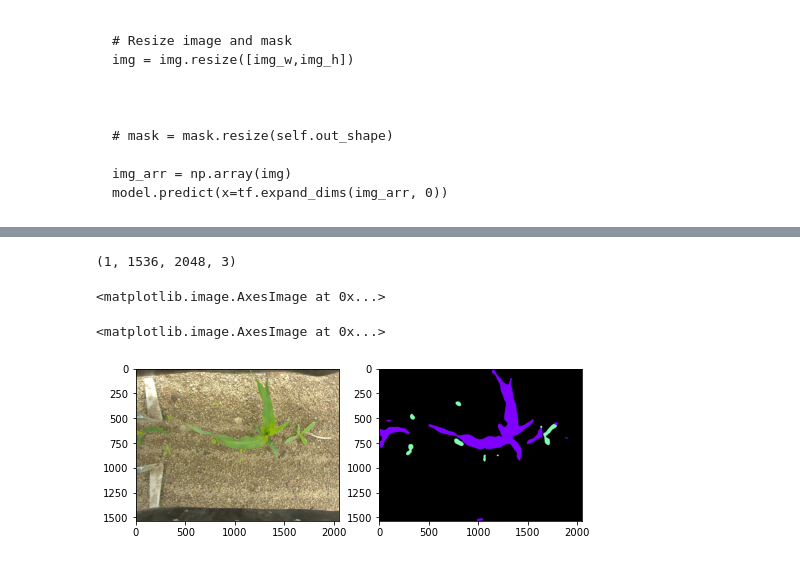
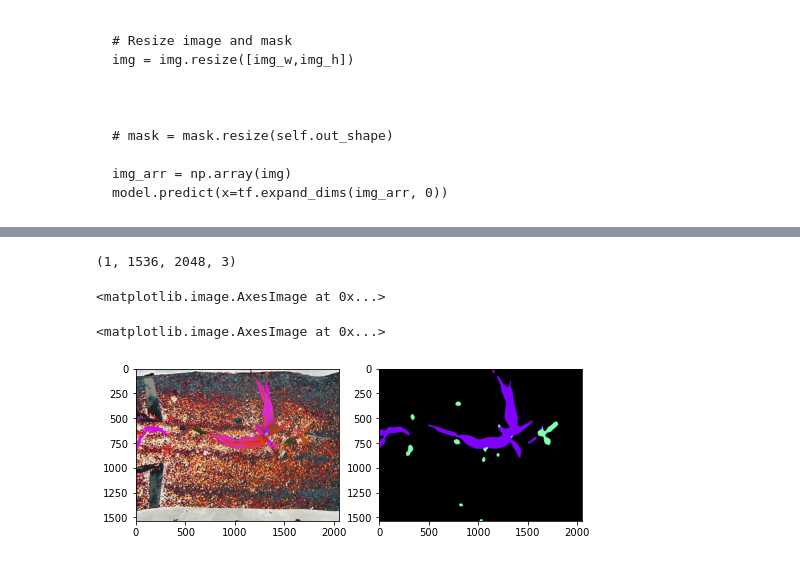
Before and after one commit to tizianofucci/A2NDLSegmentation, a Jupyter notebook: Notebook/Second_try.ipynb, the cells around one changed output, grey strips where cells are left out. Saved outputs shown, nothing was run; the diff lists cells and outputs as text; code cells hidden in the pictures.

```diff
--- a/Notebook/Second_try.ipynb
+++ b/Notebook/Second_try.ipynb
@@ -19,7 +19,11 @@ tf.random.set_seed(SEED)
 cwd = os.path.join(os.path.dirname(os.getcwd()),"Development_Dataset")
 
 test_dir = {}
-dataset_dir = os.path.join(cwd,'Training/Bipbip/Mais')
+dataset_dir = {}
+
+dataset_dir[0] = os.path.join(cwd,'Training/Bipbip/Mais')
+dataset_dir[1] = os.path.join(cwd,'Training/Bipbip/Haricot')
+
 test_dir[0] = os.path.join(cwd,'Test_Dev/Bipbip/Mais')
 test_dir[1] = os.path.join(cwd,'Test_Dev/Bipbip/Haricot')
 test_dir[2] = os.path.join(cwd,'Test_Dev/Pead/Mais')
@@ -215,16 +228,28 @@ dataset_valid = CustomDataset(dataset_dir, 'validation',
 # %%
 
-train_dataset = tf.data.Dataset.from_generator(lambda: dataset,
+train_dataset0 = tf.data.Dataset.from_generator(lambda: dataset,
                                                output_types=(tf.float32, tf.float32),
                                                output_shapes=([img_h, img_w, 3], [img_h, img_w, 1]))
+
+train_dataset1 = tf.data.Dataset.from_generator(lambda: dataset1,
+                                               output_types=(tf.float32, tf.float32),
+                                               output_shapes=([img_h, img_w, 3], [img_h, img_w, 1]))
+
+train_dataset = train_dataset0.concatenate(train_dataset1)
 
 train_dataset = train_dataset.batch(1)
 
 train_dataset = train_dataset.repeat()
 
-valid_dataset = tf.data.Dataset.from_generator(lambda: dataset_valid,
+valid_dataset0 = tf.data.Dataset.from_generator(lambda: dataset_valid,
                                                output_types=(tf.float32, tf.float32),
                                                output_shapes=([img_h, img_w, 3], [img_h, img_w, 1]))
+valid_dataset1 = tf.data.Dataset.from_generator(lambda: dataset_valid1,
+                                               output_types=(tf.float32, tf.float32),
+                                               output_shapes=([img_h, img_w, 3], [img_h, img_w, 1]))
+
+valid_dataset = valid_dataset0.concatenate(valid_dataset1)
+
 valid_dataset = valid_dataset.batch(1)
 
 valid_dataset = valid_dataset.repeat()
@@ -394,9 +419,9 @@ model.compile(optimizer=optimizer, loss=loss, metrics=metrics)
 import os
 from datetime import datetime
 
-cwd = os.getcwd()
+cwd1 = os.getcwd()
 
-exps_dir = os.path.join(cwd, 'multiclass_exps')
+exps_dir = os.path.join(cwd1, 'multiclass_exps')
 if not os.path.exists(exps_dir):
     os.makedirs(exps_dir)
 
@@ -442,9 +467,9 @@ if early_stop:
 
 model.fit(x=train_dataset,
           epochs=100,  #### set repeat in training dataset
-          steps_per_epoch=len(dataset),
+          steps_per_epoch=len(dataset)+len(dataset1),
           validation_data=valid_dataset,
-          validation_steps=len(dataset_valid),
+          validation_steps=len(dataset_valid)+len(dataset_valid1),
           callbacks=callbacks)
 
 # How to visualize Tensorboard
@@ -548,7 +566,7 @@ for i in range(0,8):
 
         # mask = mask.resize(self.out_shape)
 
-        img_arr = np.array(img)
+        img_arr = preprocess_input(np.array(img))
 
         # load mask <- HERE you should have your segmentation model instead
         mask_arr = model.predict_classes(x=tf.expand_dims(img_arr, 0))
@@ -574,5 +592,5 @@ for i in range(0,8):
         # the test images.
 
         # Finally, save the results into the submission.json file
-with open(os.path.join(dataset_dir,"submission.json"), 'w') as f:
+with open(os.path.join(dataset_dir[0],"submission.json"), 'w') as f:
     json.dump(submission_dict, f)
@@ -619,36 +621,36 @@ fig.show()
 
 image = Image.open(os.path.join(cwd,'Test_Dev/Bipbip/Mais/Images', 'Bipbip_mais_im_02211.jpg'))
 
-image = np.array(image)
+image = preprocess_input(np.array(image))
 
 
 out_sigmoid = model.predict(x=tf.expand_dims(image, 0))
 
 # Get predicted class as the index corresponding to the maximum value in the vector probability
 # predicted_class = tf.cast(out_sigmoid > score_th, tf.int32)
 # predicted_class = predicted_class[0, ..., 0]
 predicted_class = tf.argmax(out_sigmoid, -1)
 
 out_sigmoid.shape
 
 predicted_class = predicted_class[0, ...]
 
 # Assign colors (just for visualization)
 prediction_img = np.zeros([target.shape[0], target.shape[1], 3])
 
 
 
 prediction_img[np.where(predicted_class == 0)] = [0, 0, 0]
 for i in range(1, 3):
   prediction_img[np.where(predicted_class == i)] = np.array(colors[i-1])[:3] * 255
 
 ax[0].imshow(np.uint8(image))
 ax[1].imshow(np.uint8(prediction_img))
 
 fig.canvas.draw()
 time.sleep(1)
 # %% [output]
 (1, 1536, 2048, 3)
 <matplotlib.image.AxesImage at 0x...>
 <matplotlib.image.AxesImage at 0x...>
-[figure, old version]
+[figure, new version]
```
Also changed, not shown: parts of 9 cells of this notebook.
